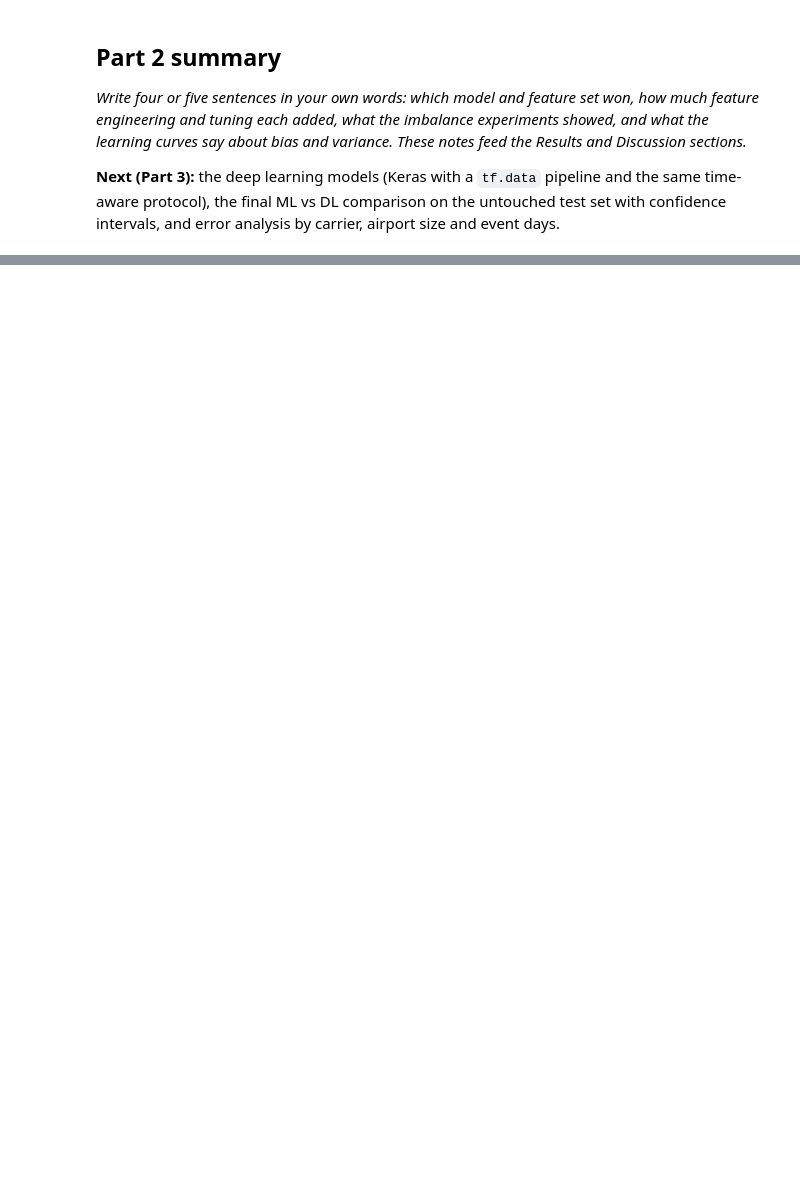
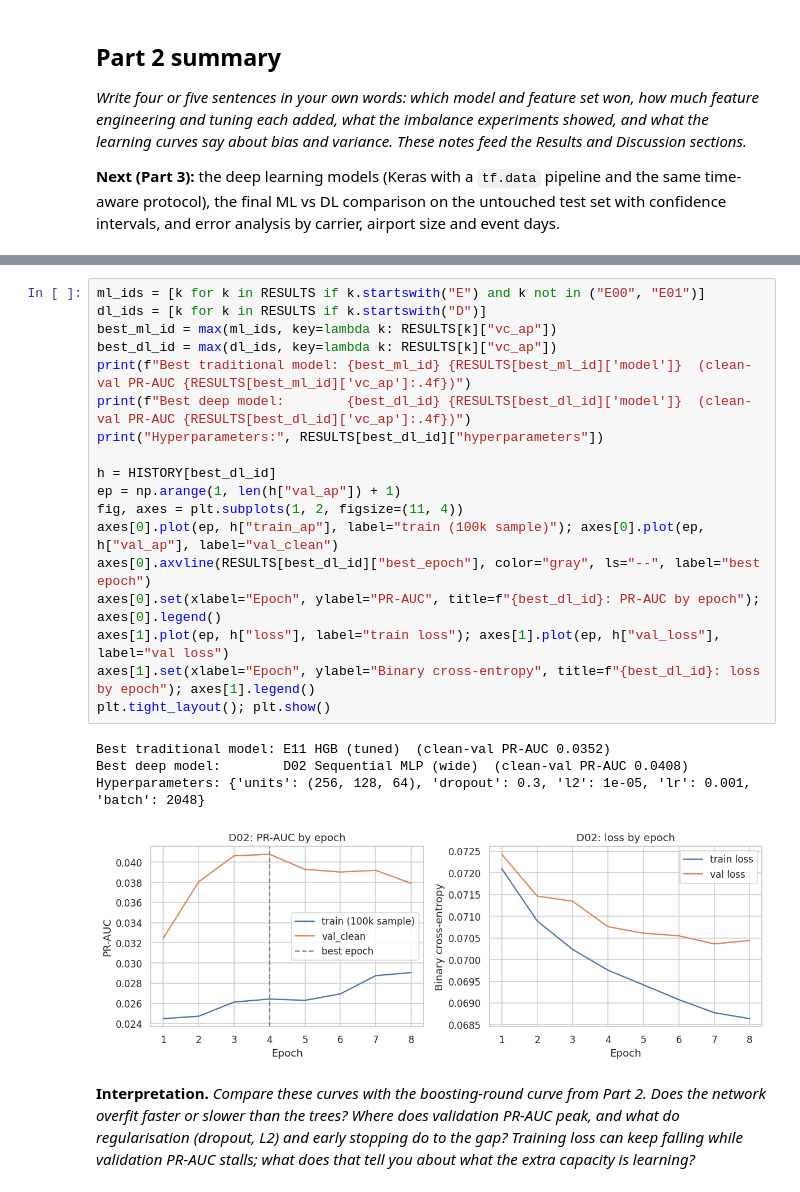
Before and after one commit to ShamiPlacide/Flight-cancellation-prediction-ml-dl, a Jupyter notebook: flight-cancellation-main.ipynb, the cells around one changed output, grey strips where cells are left out. Cells and saved outputs as stored; diff of their text form; blank space fills up the shorter version.

```diff
--- a/flight-cancellation-main.ipynb
+++ b/flight-cancellation-main.ipynb
@@ -1016,0 +1337,25 @@ wandb_offline_runs.zip                   0.4 MB
+# %%
+ml_ids = [k for k in RESULTS if k.startswith("E") and k not in ("E00", "E01")]
+dl_ids = [k for k in RESULTS if k.startswith("D")]
+best_ml_id = max(ml_ids, key=lambda k: RESULTS[k]["vc_ap"])
+best_dl_id = max(dl_ids, key=lambda k: RESULTS[k]["vc_ap"])
+print(f"Best traditional model: {best_ml_id} {RESULTS[best_ml_id]['model']}  (clean-val PR-AUC {RESULTS[best_ml_id]['vc_ap']:.4f})")
+print(f"Best deep model:        {best_dl_id} {RESULTS[best_dl_id]['model']}  (clean-val PR-AUC {RESULTS[best_dl_id]['vc_ap']:.4f})")
+print("Hyperparameters:", RESULTS[best_dl_id]["hyperparameters"])
+
+h = HISTORY[best_dl_id]
+ep = np.arange(1, len(h["val_ap"]) + 1)
+fig, axes = plt.subplots(1, 2, figsize=(11, 4))
+axes[0].plot(ep, h["train_ap"], label="train (100k sample)"); axes[0].plot(ep, h["val_ap"], label="val_clean")
+axes[0].axvline(RESULTS[best_dl_id]["best_epoch"], color="gray", ls="--", label="best epoch")
+axes[0].set(xlabel="Epoch", ylabel="PR-AUC", title=f"{best_dl_id}: PR-AUC by epoch"); axes[0].legend()
+axes[1].plot(ep, h["loss"], label="train loss"); axes[1].plot(ep, h["val_loss"], label="val loss")
+axes[1].set(xlabel="Epoch", ylabel="Binary cross-entropy", title=f"{best_dl_id}: loss by epoch"); axes[1].legend()
+plt.tight_layout(); plt.show()
+# %% [output]
+Best traditional model: E11 HGB (tuned)  (clean-val PR-AUC 0.0352)
+Best deep model:        D02 Sequential MLP (wide)  (clean-val PR-AUC 0.0408)
+Hyperparameters: {'units': (256, 128, 64), 'dropout': 0.3, 'l2': 1e-05, 'lr': 0.001, 'batch': 2048}
+[figure, added]
+# %% [markdown]
+**Interpretation.** *Compare these curves with the boosting-round curve from Part 2. Does the network overfit faster or slower than the trees? Where does validation PR-AUC peak, and what do regularisation (dropout, L2) and early stopping do to the gap? Training loss can keep falling while validation PR-AUC stalls; what does that tell you about what the extra capacity is learning?*
```
Also changed, not shown: parts of 40 cells of this notebook.
